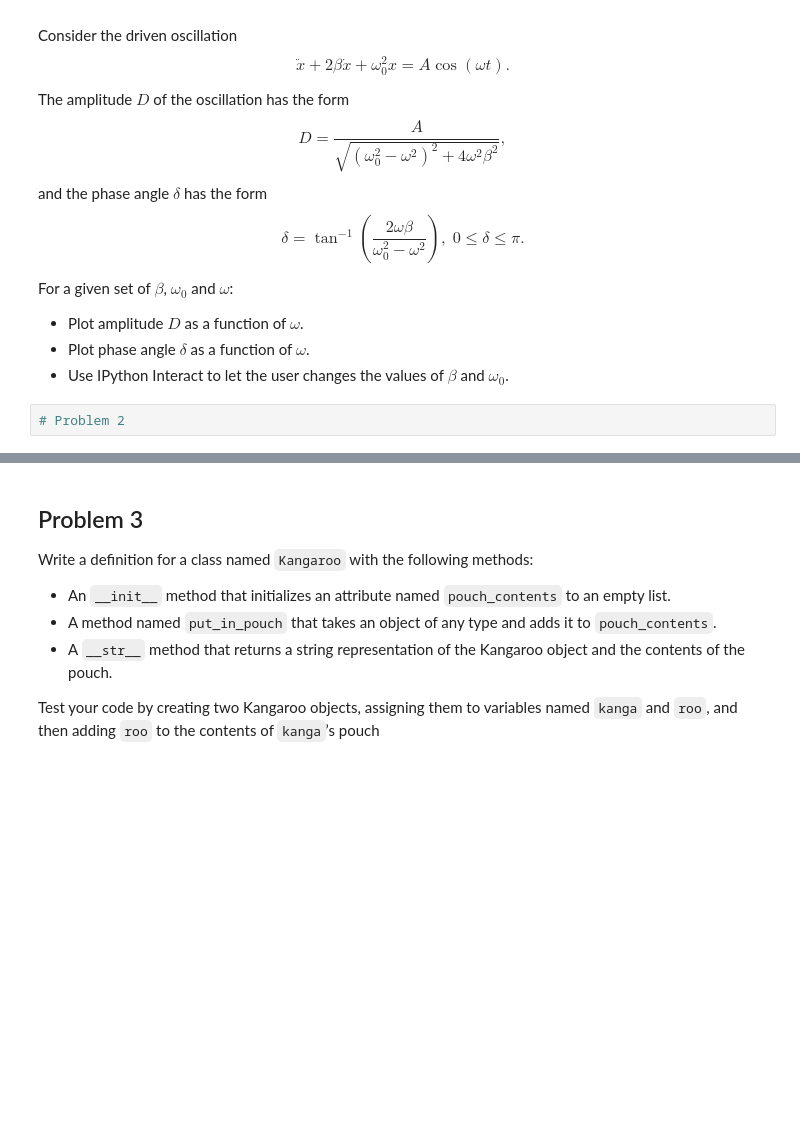
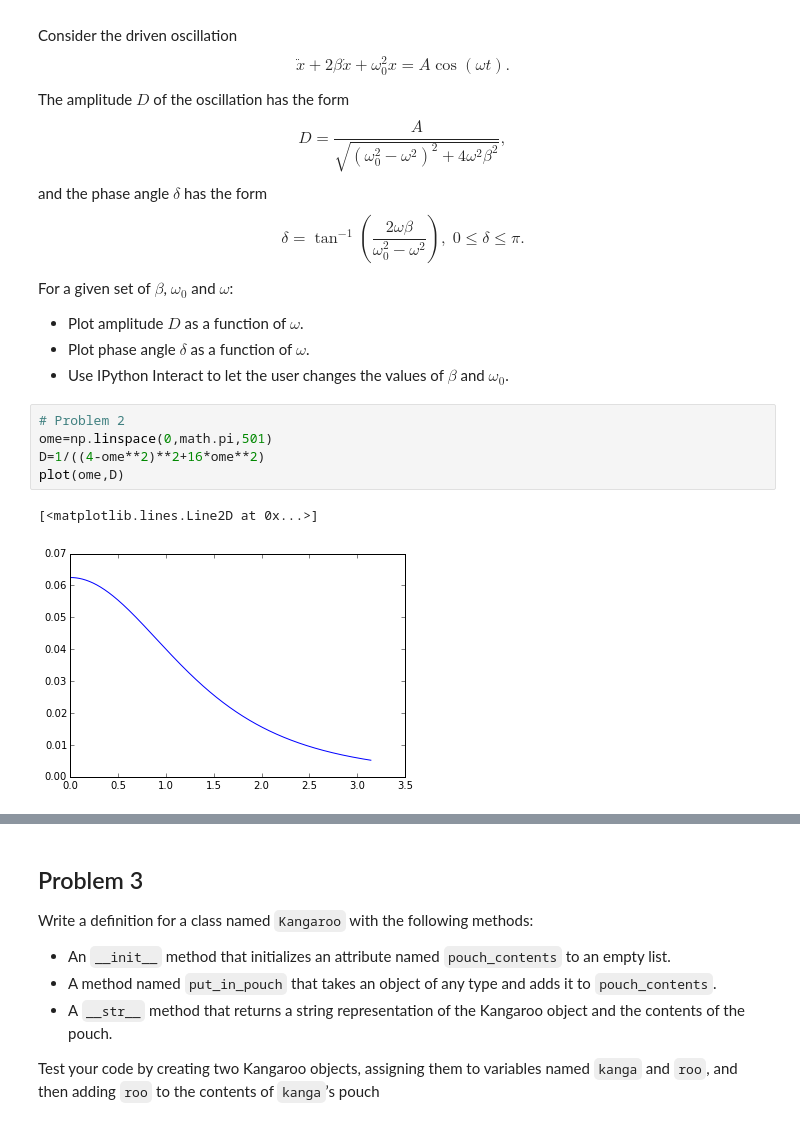
Before and after one commit to pcchen/NTHU10320PHYS290000, a Jupyter notebook: student/100022210/Homework5.ipynb, the cells around one changed output, grey strips where cells are left out. Cells and saved outputs as stored; diff of their text form; blank space fills up the shorter version.

```diff
--- a/student/100022210/Homework5.ipynb
+++ b/student/100022210/Homework5.ipynb
@@ -65,5 +107,11 @@ For a given set of $\beta$, $\omega_0$ and $\omega$:
 * Plot amplitude $D$ as a function of $\omega$.
 * Plot phase angle $\delta$ as a function of $\omega$.
 * Use IPython Interact to let the user changes the values of $\beta$ and $\omega_0$.
-# %%
-# Problem 2
+# %%
+# Problem 2
+ome=np.linspace(0,math.pi,501)
+D=1/((4-ome**2)**2+16*ome**2)
+plot(ome,D)
+# %% [output]
+[<matplotlib.lines.Line2D at 0x...>]
+[figure, added]
```
Also changed, not shown: parts of 5 cells of this notebook.
